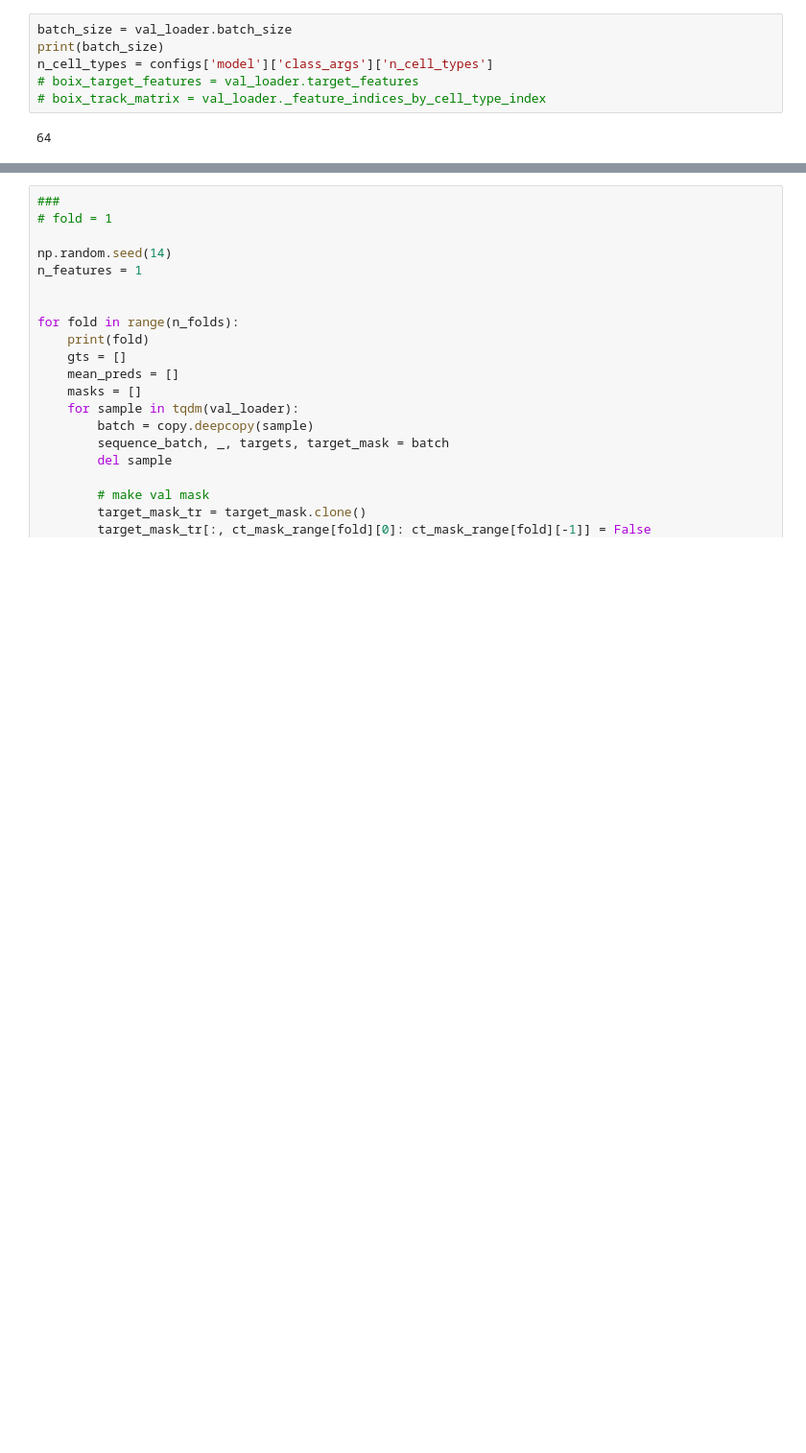
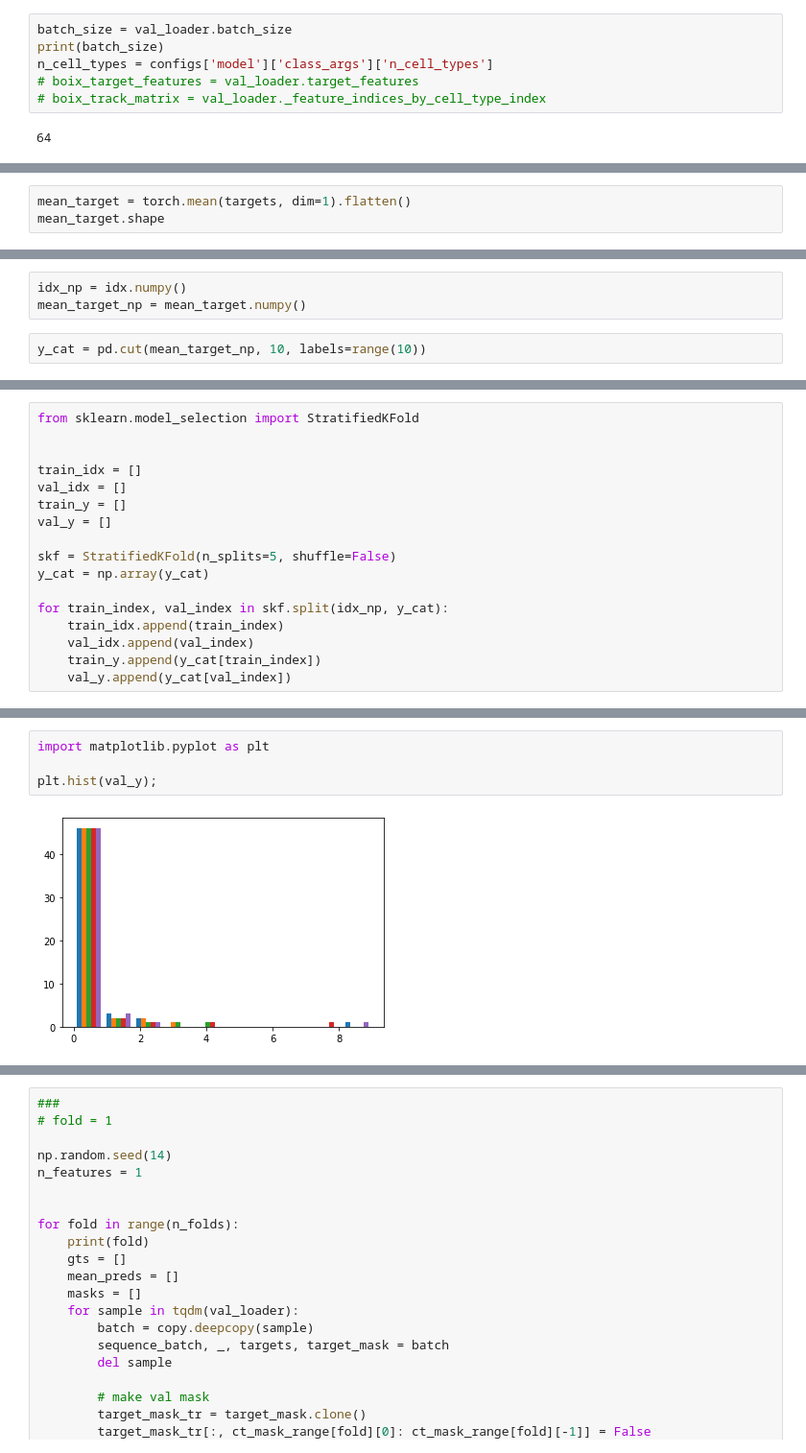
Before and after one commit to AIRI-Institute/DeepCT, a Jupyter notebook: kfold.ipynb, the cells around one changed output, grey strips where cells are left out. Shown at 96% size. Saved outputs shown, nothing was run; the diff lists cells and outputs as text; blank space fills up the shorter version.

Commit message:
add skf train script

```diff
--- a/kfold.ipynb
+++ b/kfold.ipynb
@@ -186,0 +340,3 @@ n_cell_types = configs['model']['class_args']['n_cell_types']
+# %%
+mean_target = torch.mean(targets, dim=1).flatten()
+mean_target.shape
@@ -186,0 +349,5 @@ n_cell_types = configs['model']['class_args']['n_cell_types']
+# %%
+idx_np = idx.numpy()
+mean_target_np = mean_target.numpy()
+# %%
+y_cat = pd.cut(mean_target_np, 10, labels=range(10))
@@ -186,0 +371,17 @@ n_cell_types = configs['model']['class_args']['n_cell_types']
+# %%
+from sklearn.model_selection import StratifiedKFold
+
+
+train_idx = []
+val_idx = []
+train_y = []
+val_y = []
+
+skf = StratifiedKFold(n_splits=5, shuffle=False)
+y_cat = np.array(y_cat)
+
+for train_index, val_index in skf.split(idx_np, y_cat):
+    train_idx.append(train_index)
+    val_idx.append(val_index)
+    train_y.append(y_cat[train_index])
+    val_y.append(y_cat[val_index])
@@ -186,0 +404,6 @@ n_cell_types = configs['model']['class_args']['n_cell_types']
+# %%
+import matplotlib.pyplot as plt
+
+plt.hist(val_y);
+# %% [output]
+[figure, added]
```
Also changed, not shown: parts of 55 cells of this notebook, 5 other files.
